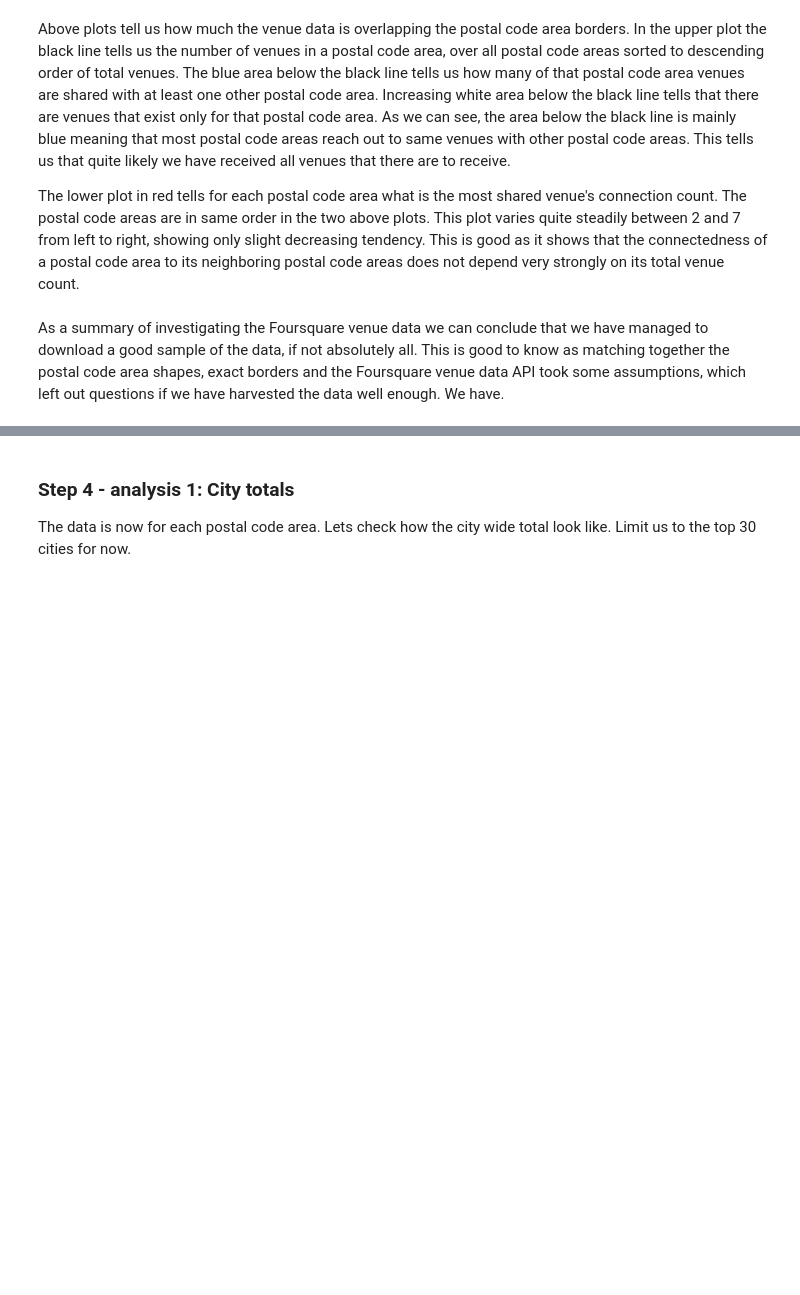
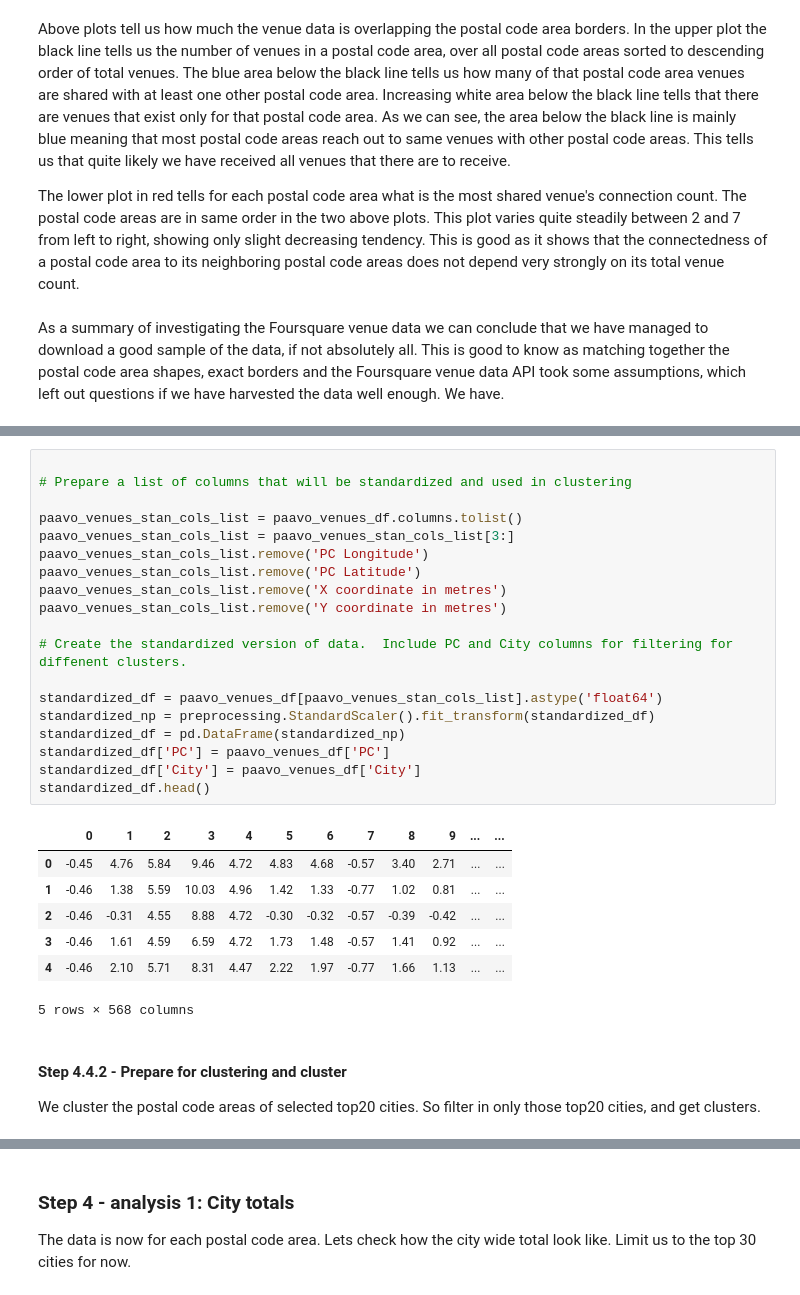
Before and after one commit to aitennek/Coursera_Capstone, a Jupyter notebook: Final_assignment/Capstone workbook.ipynb, the cells around one changed output, grey strips where cells are left out. Saved outputs shown, nothing was run; the diff lists cells and outputs as text; blank space fills up the shorter version.

Commit message:
clustering for pc level redone
next continue with city level clustering and city level summaries

```diff
--- a/Final_assignment/Capstone workbook.ipynb
+++ b/Final_assignment/Capstone workbook.ipynb
@@ -1315,0 +1397,31 @@ As a summary of investigating the Foursquare venue data we can conclude that we
+# %%
+
+# Prepare a list of columns that will be standardized and used in clustering
+
+paavo_venues_stan_cols_list = paavo_venues_df.columns.tolist()
+paavo_venues_stan_cols_list = paavo_venues_stan_cols_list[3:]
+paavo_venues_stan_cols_list.remove('PC Longitude')
+paavo_venues_stan_cols_list.remove('PC Latitude')
+paavo_venues_stan_cols_list.remove('X coordinate in metres')
+paavo_venues_stan_cols_list.remove('Y coordinate in metres')
+
+# Create the standardized version of data.  Include PC and City columns for filtering for diffenent clusters.
+
+standardized_df = paavo_venues_df[paavo_venues_stan_cols_list].astype('float64')
+standardized_np = preprocessing.StandardScaler().fit_transform(standardized_df)
+standardized_df = pd.DataFrame(standardized_np)
+standardized_df['PC'] = paavo_venues_df['PC']
+standardized_df['City'] = paavo_venues_df['City']
+standardized_df.head()
+# %% [output]
+|  | 0 | 1 | 2 | 3 | 4 | 5 | 6 | 7 | 8 | 9 | ... | ... |
+| 0 | -0.45 | 4.76 | 5.84 | 9.46 | 4.72 | 4.83 | 4.68 | -0.57 | 3.40 | 2.71 | ... | ... |
+| 1 | -0.46 | 1.38 | 5.59 | 10.03 | 4.96 | 1.42 | 1.33 | -0.77 | 1.02 | 0.81 | ... | ... |
+| 2 | -0.46 | -0.31 | 4.55 | 8.88 | 4.72 | -0.30 | -0.32 | -0.57 | -0.39 | -0.42 | ... | ... |
+| 3 | -0.46 | 1.61 | 4.59 | 6.59 | 4.72 | 1.73 | 1.48 | -0.57 | 1.41 | 0.92 | ... | ... |
+| 4 | -0.46 | 2.10 | 5.71 | 8.31 | 4.47 | 2.22 | 1.97 | -0.77 | 1.66 | 1.13 | ... | ... |
+5 rows × 568 columns
+# %% [markdown]
+#### Step 4.4.2 - Prepare for clustering and cluster
+
+We cluster the postal code areas of selected top20 cities.  So filter in only those top20 cities, and get clusters.
```
Also changed, not shown: parts of 25 cells of this notebook.
